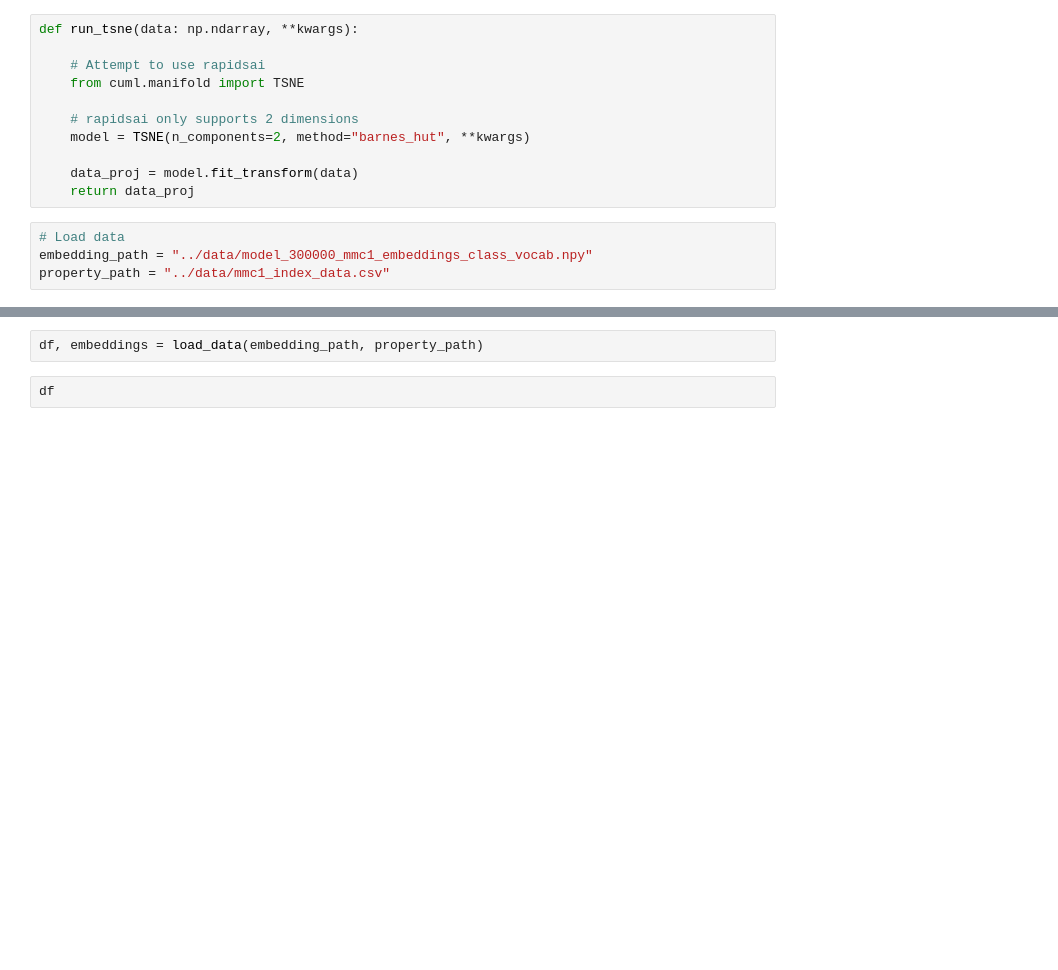
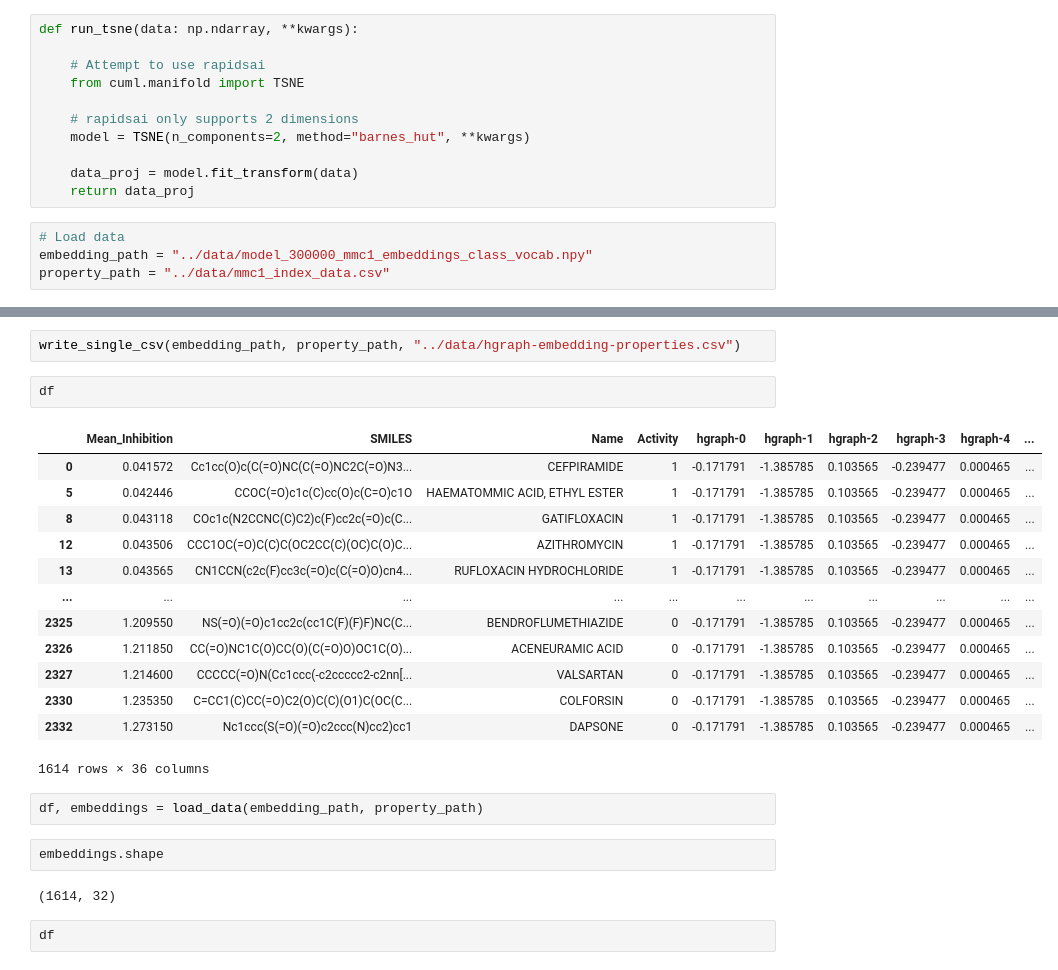
Before and after one commit to braceal/Drug-Design-Spring-2022, a Jupyter notebook: notebooks/hgraph-embedding.ipynb, the cells around one changed output, grey strips where cells are left out. Saved outputs shown, nothing was run; the diff lists cells and outputs as text; blank space fills up the shorter version.

Commit message:
embedding property prediction task

```diff
--- a/notebooks/hgraph-embedding.ipynb
+++ b/notebooks/hgraph-embedding.ipynb
@@ -37,5 +44,27 @@ def load_data(embedding_path: str, property_path: str):
+# %%
+write_single_csv(embedding_path, property_path, "../data/hgraph-embedding-properties.csv")
+# %%
+df
+# %% [output]
+|  | Mean_Inhibition | SMILES | Name | Activity | hgraph-0 | hgraph-1 | hgraph-2 | hgraph-3 | hgraph-4 | ... |
+| 0 | 0.041572 | Cc1cc(O)c(C(=O)NC(C(=O)NC2C(=O)N3... | CEFPIRAMIDE | 1 | -0.171791 | -1.385785 | 0.103565 | -0.239477 | 0.000465 | ... |
+| 5 | 0.042446 | CCOC(=O)c1c(C)cc(O)c(C=O)c1O | HAEMATOMMIC ACID, ETHYL ESTER | 1 | -0.171791 | -1.385785 | 0.103565 | -0.239477 | 0.000465 | ... |
+| 8 | 0.043118 | COc1c(N2CCNC(C)C2)c(F)cc2c(=O)c(C... | GATIFLOXACIN | 1 | -0.171791 | -1.385785 | 0.103565 | -0.239477 | 0.000465 | ... |
+| 12 | 0.043506 | CCC1OC(=O)C(C)C(OC2CC(C)(OC)C(O)C... | AZITHROMYCIN | 1 | -0.171791 | -1.385785 | 0.103565 | -0.239477 | 0.000465 | ... |
+| 13 | 0.043565 | CN1CCN(c2c(F)cc3c(=O)c(C(=O)O)cn4... | RUFLOXACIN HYDROCHLORIDE | 1 | -0.171791 | -1.385785 | 0.103565 | -0.239477 | 0.000465 | ... |
+| ... | ... | ... | ... | ... | ... | ... | ... | ... | ... | ... |
+| 2325 | 1.209550 | NS(=O)(=O)c1cc2c(cc1C(F)(F)F)NC(C... | BENDROFLUMETHIAZIDE | 0 | -0.171791 | -1.385785 | 0.103565 | -0.239477 | 0.000465 | ... |
+| 2326 | 1.211850 | CC(=O)NC1C(O)CC(O)(C(=O)O)OC1C(O)... | ACENEURAMIC ACID | 0 | -0.171791 | -1.385785 | 0.103565 | -0.239477 | 0.000465 | ... |
+| 2327 | 1.214600 | CCCCC(=O)N(Cc1ccc(-c2ccccc2-c2nn[... | VALSARTAN | 0 | -0.171791 | -1.385785 | 0.103565 | -0.239477 | 0.000465 | ... |
+| 2330 | 1.235350 | C=CC1(C)CC(=O)C2(O)C(C)(O1)C(OC(C... | COLFORSIN | 0 | -0.171791 | -1.385785 | 0.103565 | -0.239477 | 0.000465 | ... |
+| 2332 | 1.273150 | Nc1ccc(S(=O)(=O)c2ccc(N)cc2)cc1 | DAPSONE | 0 | -0.171791 | -1.385785 | 0.103565 | -0.239477 | 0.000465 | ... |
+1614 rows × 36 columns
 # %%
 df, embeddings = load_data(embedding_path, property_path)
+# %%
+embeddings.shape
+# %% [output]
+(1614, 32)
 # %%
 df
 # %% [output]
```
Also changed, not shown: parts of 1 cell of this notebook, 1 other file.
